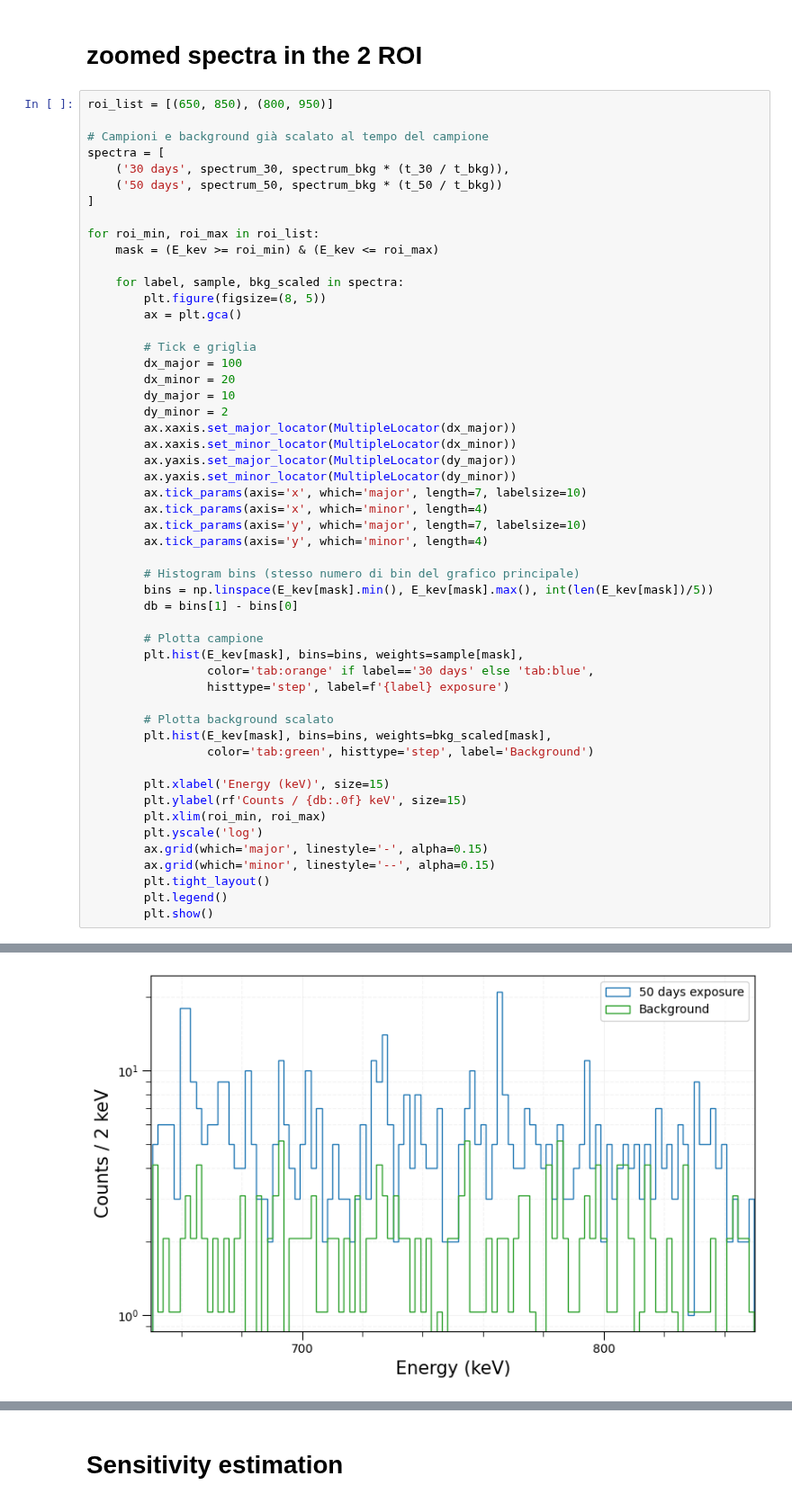
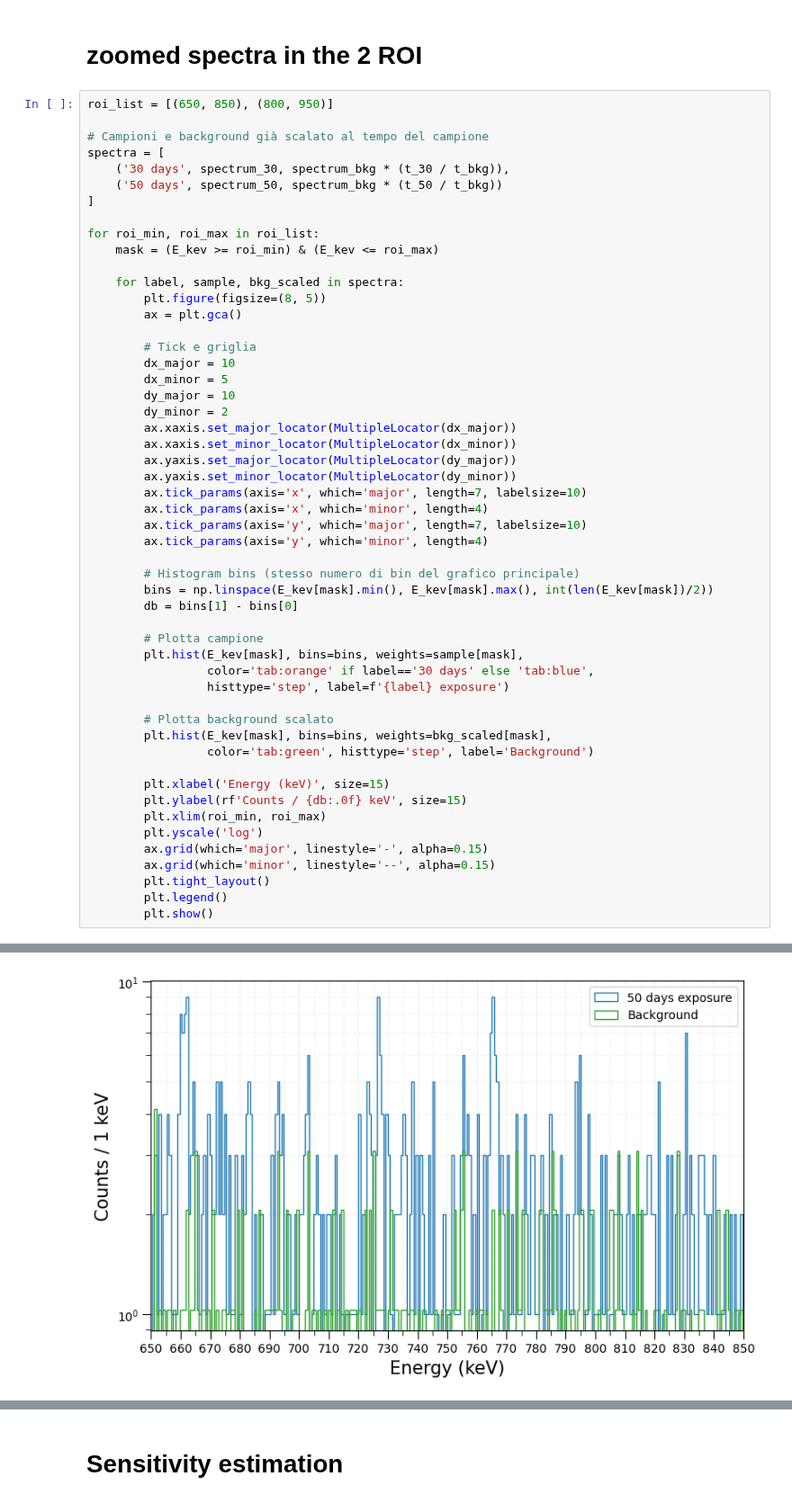
Before and after one commit to RitaF00/ZrO2-double-beta-decay, a Jupyter notebook: analyses.ipynb, the cells around one changed output, grey strips where cells are left out. Shown at 90% size. Saved outputs shown, nothing was run; the diff lists cells and outputs as text.

```diff
--- a/analyses.ipynb
+++ b/analyses.ipynb
@@ -342,8 +338,8 @@ for roi_min, roi_max in roi_list:
         ax = plt.gca()
 
         # Tick e griglia
-        dx_major = 100
-        dx_minor = 20
+        dx_major = 10
+        dx_minor = 5
         dy_major = 10
         dy_minor = 2
         ax.xaxis.set_major_locator(MultipleLocator(dx_major))
@@ -356,7 +352,7 @@ for roi_min, roi_max in roi_list:
         ax.tick_params(axis='y', which='minor', length=4)
 
         # Histogram bins (stesso numero di bin del grafico principale)
-        bins = np.linspace(E_kev[mask].min(), E_kev[mask].max(), int(len(E_kev[mask])/5))
+        bins = np.linspace(E_kev[mask].min(), E_kev[mask].max(), int(len(E_kev[mask])/2))
         db = bins[1] - bins[0]
 
         # Plotta campione
@@ -382 +378 @@ for roi_min, roi_max in roi_list:
-[figure, old version]
+[figure, new version]
```
Also changed, not shown: parts of 34 cells of this notebook, 9 other files.
